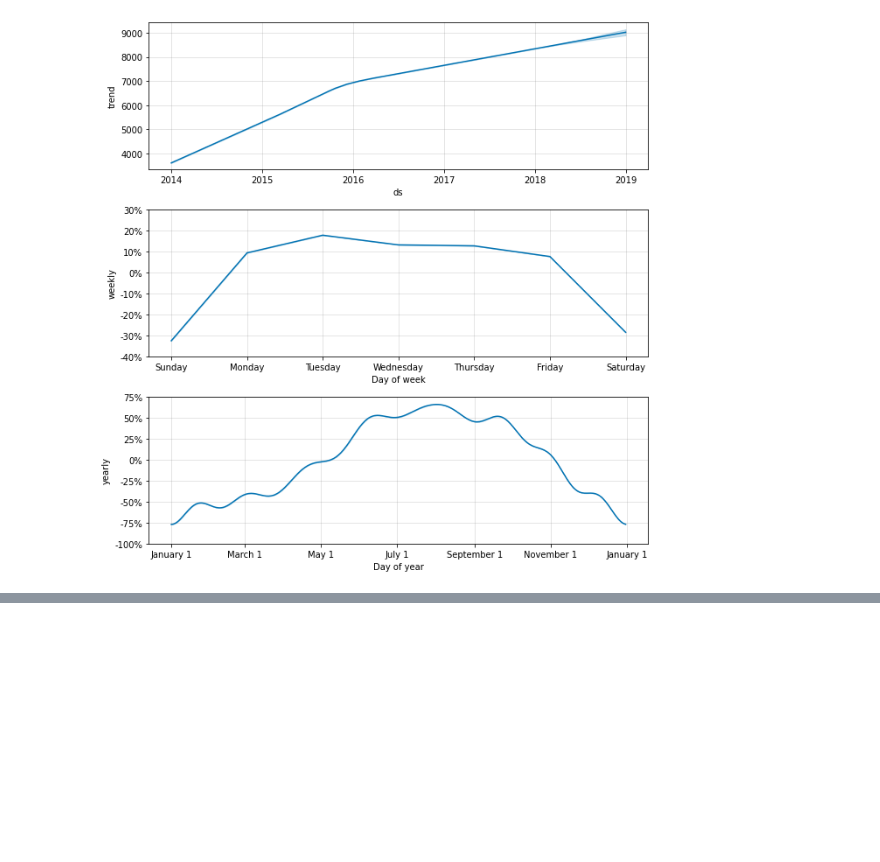
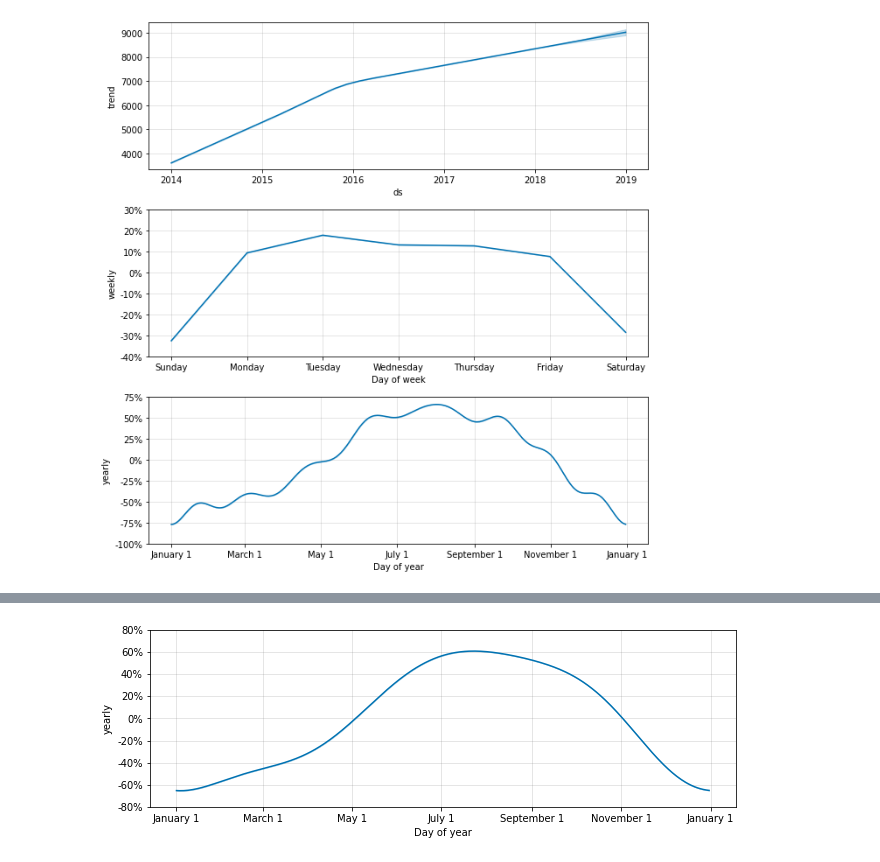
Before and after one commit to caiosainvallio/time-series, a Jupyter notebook: prophet/03_seasonality.ipynb, the cells around one changed output, grey strips where cells are left out. Cells and saved outputs as stored; diff of their text form; code cells hidden in the pictures; blank space fills up the shorter version.

Commit message:
seasonality

```diff
--- a/prophet/03_seasonality.ipynb
+++ b/prophet/03_seasonality.ipynb
@@ -107,0 +110,3 @@ plt.show()
+# %%
+model = Prophet(seasonality_mode='multiplicative', yearly_seasonality=4)
+model.fit(df)
@@ -107,0 +128,6 @@ plt.show()
+# %%
+from prophet.plot import plot_yearly
+fig3 = plot_yearly(model, figsize=(10.5, 3.25))
+plt.show()
+# %% [output]
+[figure, added]
```
Also changed, not shown: parts of 3 cells of this notebook.
